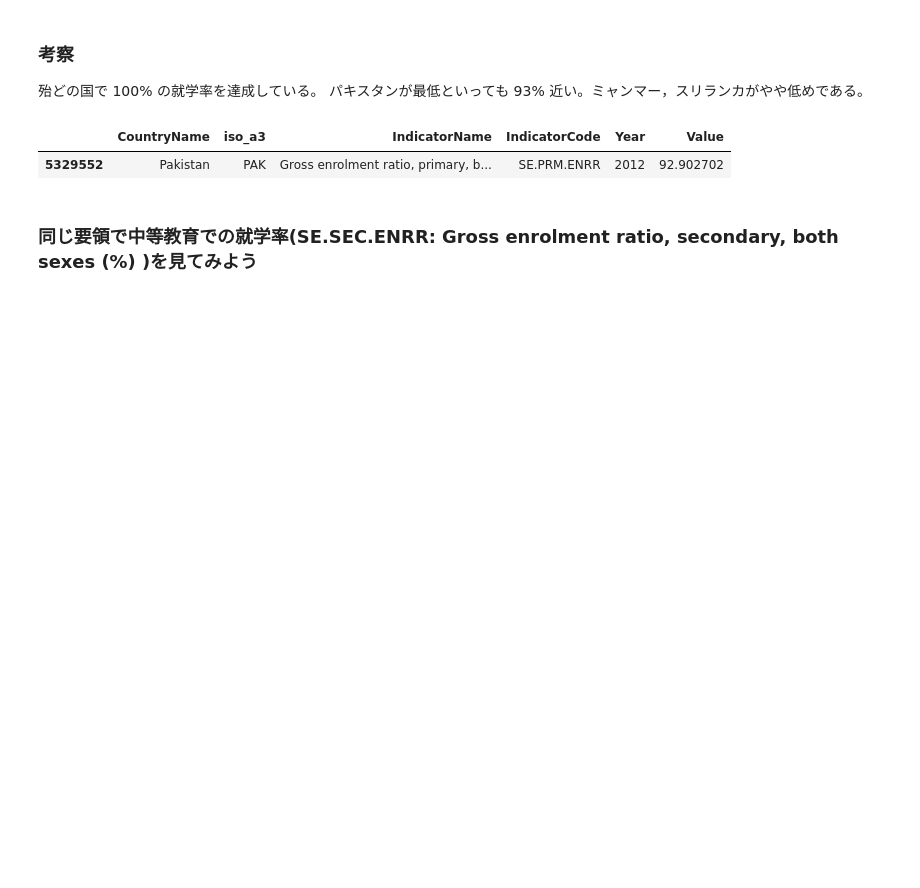
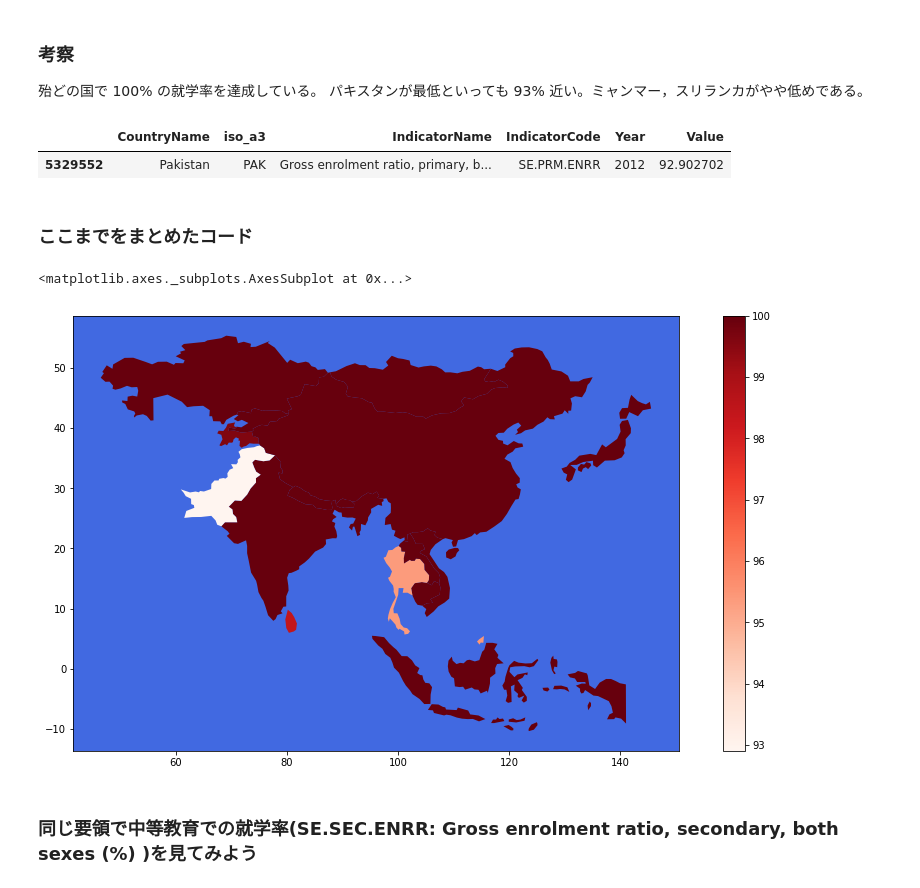
Before and after one commit to ymuto0302/base2_2020, a Jupyter notebook: GIS5_WDI_education.ipynb, the cells around one changed output. Cells and saved outputs as stored; diff of their text form; code cells hidden in the pictures; blank space fills up the shorter version.

```diff
--- a/GIS5_WDI_education.ipynb
+++ b/GIS5_WDI_education.ipynb
@@ -291,6 +254,64 @@ extracted_data[extracted_data['CountryName']=='Pakistan']
 # %% [output]
 |  | CountryName | iso_a3 | IndicatorName | IndicatorCode | Year | Value |
 | 5329552 | Pakistan | PAK | Gross enrolment ratio, primary, b... | SE.PRM.ENRR | 2012 | 92.902702 |
+# %% [markdown]
+### ここまでをまとめたコード
+# %%
+import pandas as pd
+
+# World Development Indicators のデータを読み込む
+indicators = pd.read_csv("/content/drive/My Drive/BASE2/GeoData/WorldDevelopmentIndicators/Indicators.csv")
+
+# Gross enrolment ratio, primary, both sexes (%) を取り出す
+world_data = indicators[indicators['IndicatorCode'] == 'SE.PRM.ENRR']
+
+# 2012年のデータのみに絞り込む
+world_data = world_data[world_data['Year'] == 2012]
+
+# 予め国コードを修正
+# data.replace({'CountryCode':{'ZAR':'COD'}}, inplace=True)
+
+###############################################
+# アジアのみを取り出したい！
+
+# アジアに分類される国の情報を取得
+asia = pd.read_csv('/content/drive/My Drive/BASE2/GeoData/Asia.csv')
+
+# アジアの国コード
+asia_iso_a3 = asia['alpha-3']
+
+# CountryCode が「アジア諸国の国コードのリスト」に含まれるデータのみ取り出す
+asia_data = world_data.copy() # データのコピー
+asia_data = asia_data[world_data['CountryCode'].isin(asia_iso_a3)] # データの絞り込み
+
+# 就学率は 100% をこえるものだ，という説明に基づき，100 を越えた場合は 100% とみなす。
+extracted_data = asia_data.copy() # データフレームのコピー
+mask = asia_data['Value'] > 100 # データ書き換え対象を絞り込むための条件式
+extracted_data.loc[mask, 'Value'] = 100 # 値の置き換え
+
+###############################################
+# geopandas の提供する naturalearth_lowres データセットに上記の値を被せたい
+
+import geopandas
+
+dataset = geopandas.datasets.get_path('naturalearth_lowres')
+world = geopandas.read_file(dataset)
+
+# 後のマージのため，列名 CountryCode を iso_a3 へリネーム
+extracted_data.rename({'CountryCode':'iso_a3'}, axis=1, inplace=True)
+
+# 国コードをキーとしてマージする
+wv = world.merge(extracted_data, how='inner', on='iso_a3', copy=True)
+
+###############################################
+import matplotlib.pyplot as plt
+fig, ax = plt.subplots(1, figsize=(16, 8))
+ax.set_facecolor('royalblue') # 背景色の設定
+wv.plot(ax=ax, column='Value', cmap='Reds', legend=True)
+# wv.plot(column='Value', cmap='Paired', legend=True # こっちで色を塗ると，値のない領域が明確になる
+# %% [output]
+<matplotlib.axes._subplots.AxesSubplot at 0x...>
+[figure, added]
 # %% [markdown]
 ### 同じ要領で中等教育での就学率(SE.SEC.ENRR: Gross enrolment ratio, secondary, both sexes (%) )を見てみよう
 # %%
```
Also changed, not shown: parts of 103 cells of this notebook.
